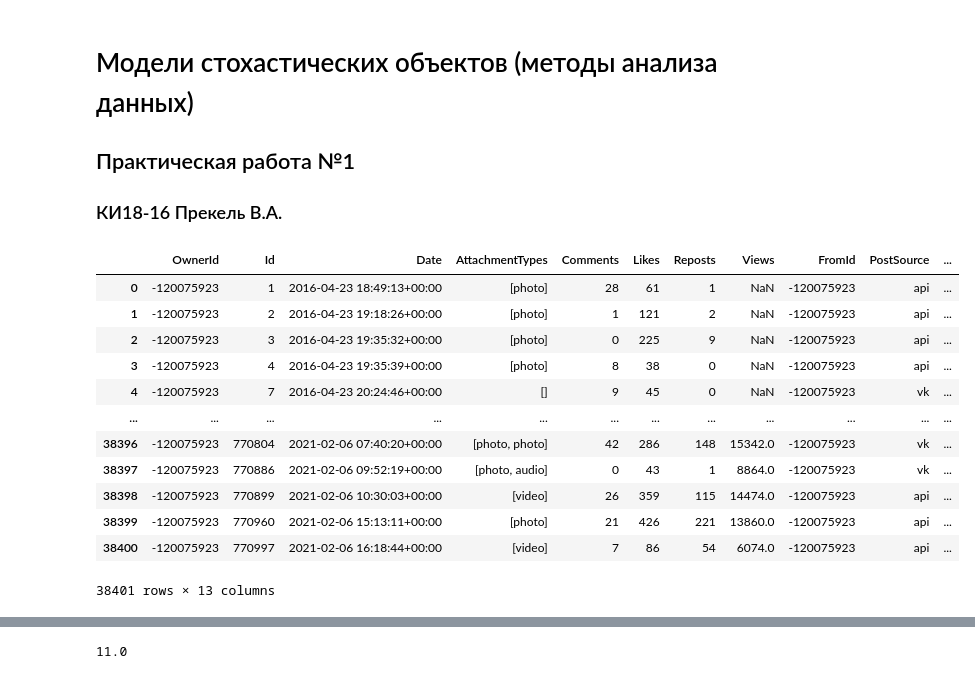
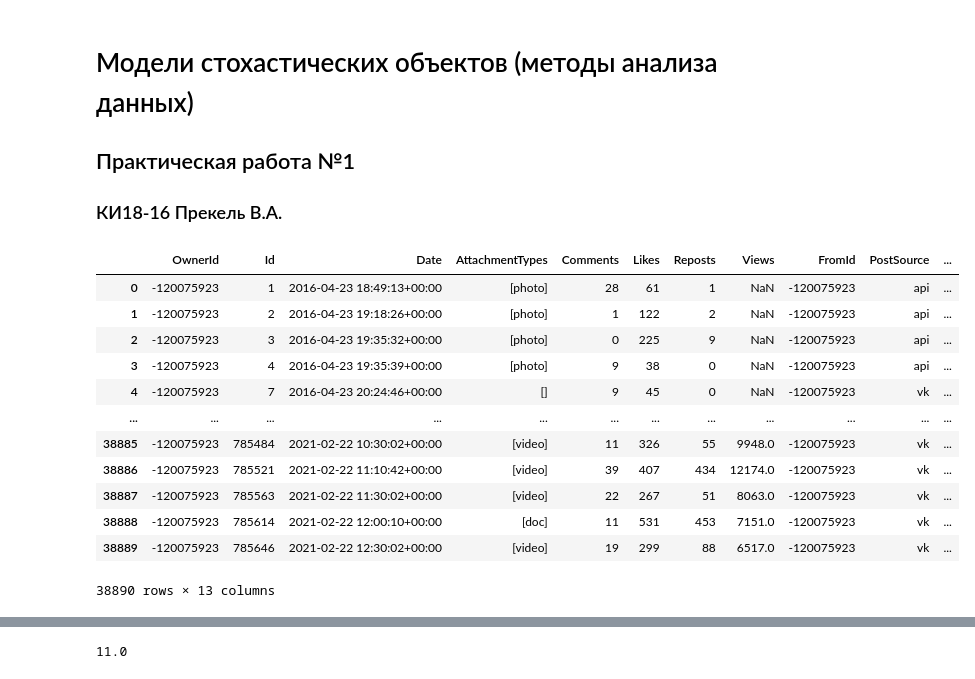
Before and after one commit to prekel/MSO, a Jupyter notebook: Lab01/memeblog.ipynb, the cells around one changed output, grey strips where cells are left out. Drawn from its saved outputs; the diff is of its cells as text; code cells hidden in the pictures.

```diff
--- a/Lab01/memeblog.ipynb
+++ b/Lab01/memeblog.ipynb
@@ -8,22 +8,22 @@ import numpy as np
 import pandas as pd
 import seaborn as sns
 # %%
-data = pd.read_json("memeblog.json")
+data = pd.read_json("Scrapper/memeblog.json")
 data
 # %% [output]
 |  | OwnerId | Id | Date | AttachmentTypes | Comments | Likes | Reposts | Views | FromId | PostSource | ... |
 | 0 | -120075923 | 1 | 2016-04-23 18:49:13+00:00 | [photo] | 28 | 61 | 1 | NaN | -120075923 | api | ... |
-| 1 | -120075923 | 2 | 2016-04-23 19:18:26+00:00 | [photo] | 1 | 121 | 2 | NaN | -120075923 | api | ... |
+| 1 | -120075923 | 2 | 2016-04-23 19:18:26+00:00 | [photo] | 1 | 122 | 2 | NaN | -120075923 | api | ... |
 | 2 | -120075923 | 3 | 2016-04-23 19:35:32+00:00 | [photo] | 0 | 225 | 9 | NaN | -120075923 | api | ... |
-| 3 | -120075923 | 4 | 2016-04-23 19:35:39+00:00 | [photo] | 8 | 38 | 0 | NaN | -120075923 | api | ... |
+| 3 | -120075923 | 4 | 2016-04-23 19:35:39+00:00 | [photo] | 9 | 38 | 0 | NaN | -120075923 | api | ... |
 | 4 | -120075923 | 7 | 2016-04-23 20:24:46+00:00 | [] | 9 | 45 | 0 | NaN | -120075923 | vk | ... |
 | ... | ... | ... | ... | ... | ... | ... | ... | ... | ... | ... | ... |
-| 38396 | -120075923 | 770804 | 2021-02-06 07:40:20+00:00 | [photo, photo] | 42 | 286 | 148 | 15342.0 | -120075923 | vk | ... |
-| 38397 | -120075923 | 770886 | 2021-02-06 09:52:19+00:00 | [photo, audio] | 0 | 43 | 1 | 8864.0 | -120075923 | vk | ... |
-| 38398 | -120075923 | 770899 | 2021-02-06 10:30:03+00:00 | [video] | 26 | 359 | 115 | 14474.0 | -120075923 | api | ... |
-| 38399 | -120075923 | 770960 | 2021-02-06 15:13:11+00:00 | [photo] | 21 | 426 | 221 | 13860.0 | -120075923 | api | ... |
-| 38400 | -120075923 | 770997 | 2021-02-06 16:18:44+00:00 | [video] | 7 | 86 | 54 | 6074.0 | -120075923 | api | ... |
+| 38885 | -120075923 | 785484 | 2021-02-22 10:30:02+00:00 | [video] | 11 | 326 | 55 | 9948.0 | -120075923 | vk | ... |
+| 38886 | -120075923 | 785521 | 2021-02-22 11:10:42+00:00 | [video] | 39 | 407 | 434 | 12174.0 | -120075923 | vk | ... |
+| 38887 | -120075923 | 785563 | 2021-02-22 11:30:02+00:00 | [video] | 22 | 267 | 51 | 8063.0 | -120075923 | vk | ... |
+| 38888 | -120075923 | 785614 | 2021-02-22 12:00:10+00:00 | [doc] | 11 | 531 | 453 | 7151.0 | -120075923 | vk | ... |
+| 38889 | -120075923 | 785646 | 2021-02-22 12:30:02+00:00 | [video] | 19 | 299 | 88 | 6517.0 | -120075923 | vk | ... |
-38401 rows × 13 columns
+38890 rows × 13 columns
 # %%
 # data.groupby(['SignerId']).groups
 # %%
```
Also changed, not shown: parts of 6 cells of this notebook, 2 other files.
